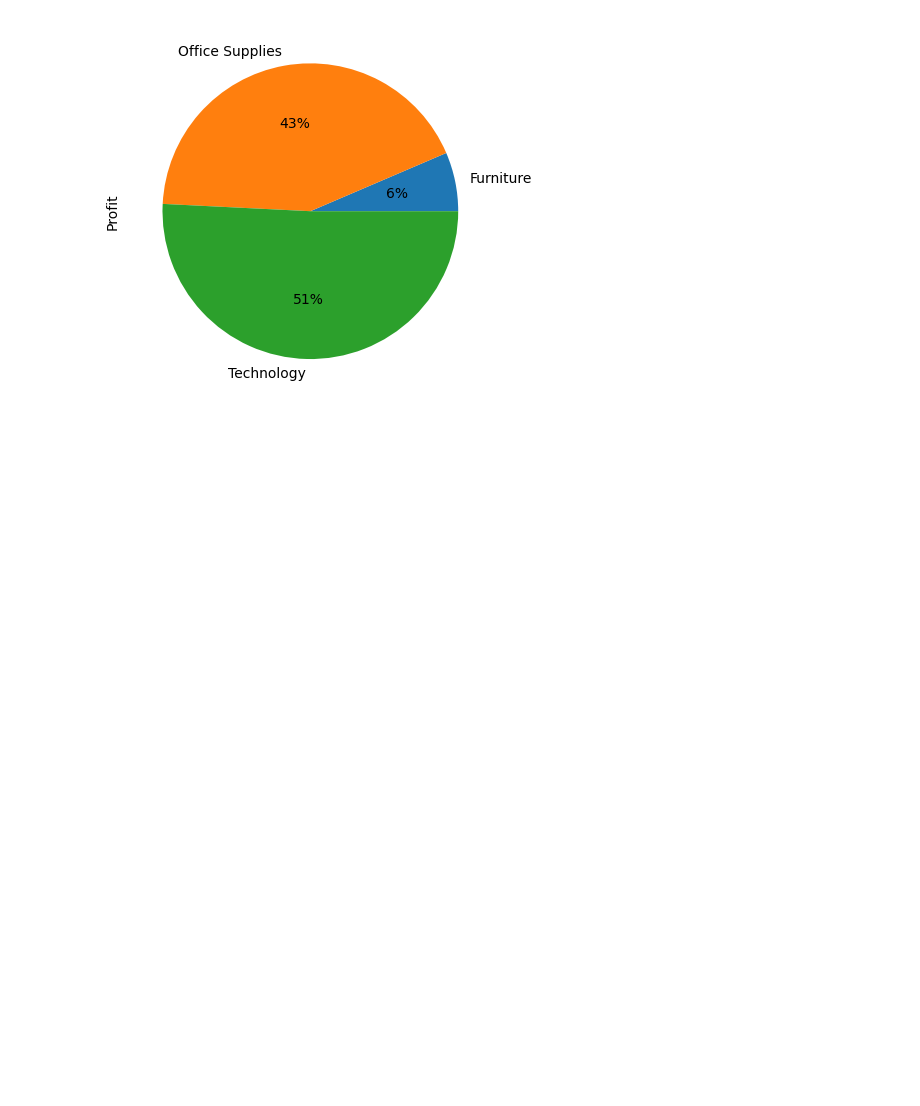
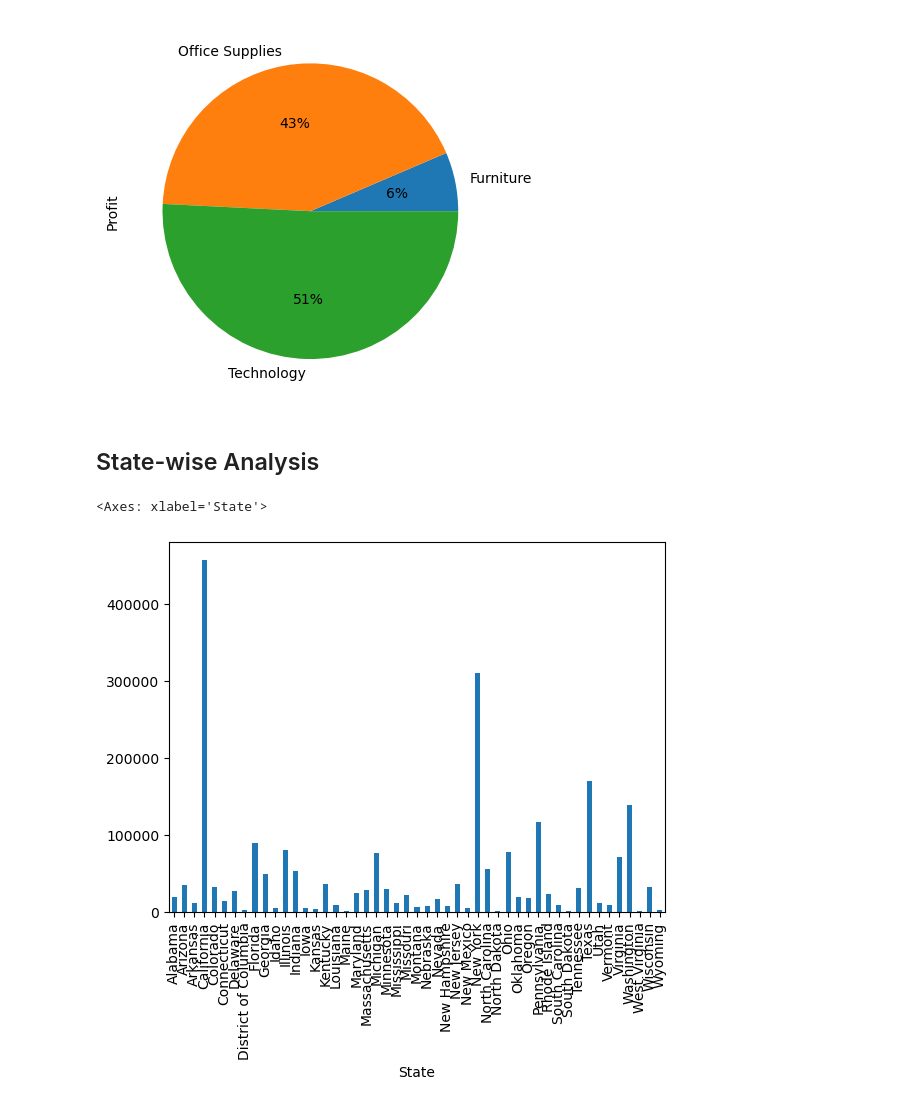
Before and after one commit to iamwatchdogs/Retail-Insights-from-Superstore-Data, a Jupyter notebook: retail-analysis.ipynb, the cells around one changed output. Saved outputs shown, nothing was run; the diff lists cells and outputs as text; code cells hidden in the pictures; blank space fills up the shorter version.

Commit message:
Finished State wise analysis

```diff
--- a/retail-analysis.ipynb
+++ b/retail-analysis.ipynb
@@ -160,3 +160,10 @@ df.groupby("Category")["Profit"].sum().plot.pie(autopct='%1.0f%%')
 # %% [output]
 <Axes: ylabel='Profit'>
 [figure]
+# %% [markdown]
+## State-wise Analysis
+# %%
+df.groupby("State")["Sales"].sum().plot.bar()
+# %% [output]
+<Axes: xlabel='State'>
+[figure, added]
```
Also changed, not shown: parts of 1 cell of this notebook.
